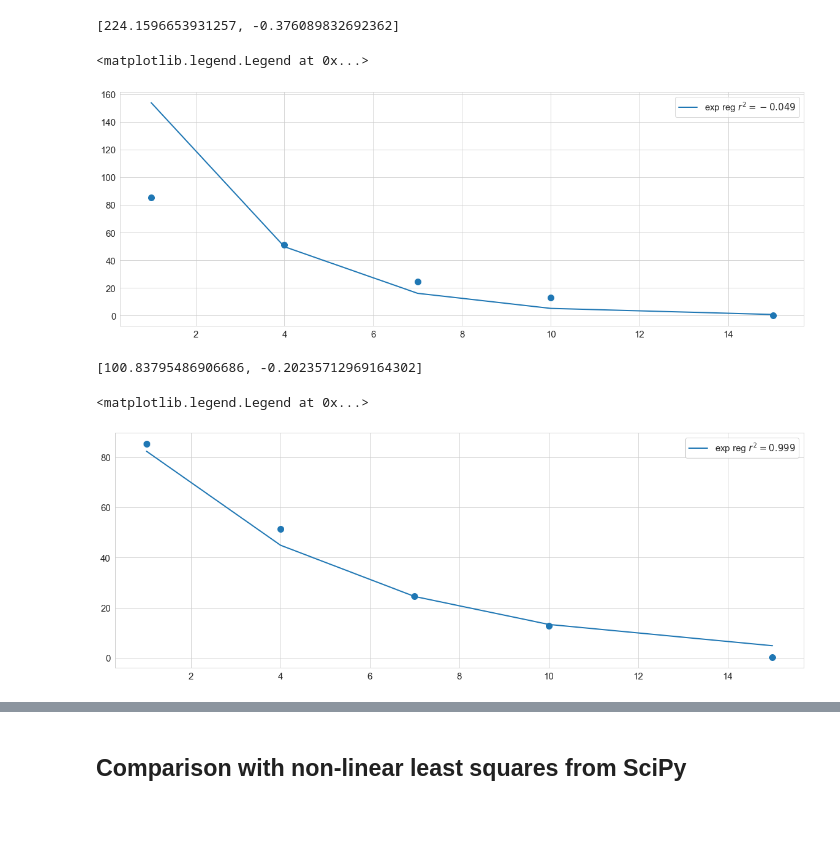
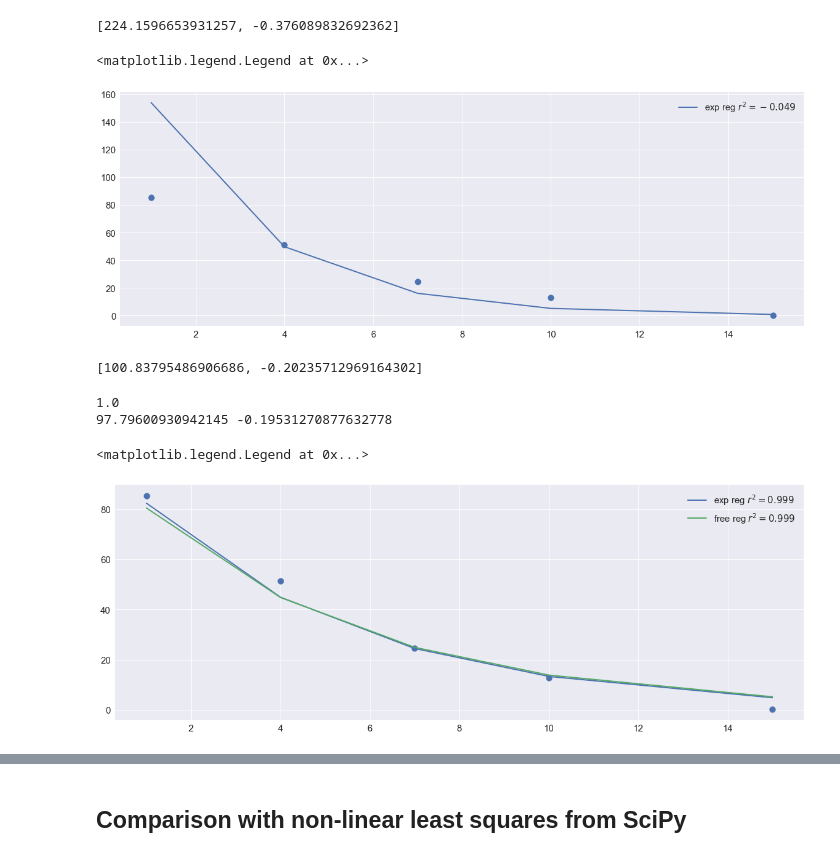
Before and after one commit to zolabar/trendPy, a Jupyter notebook: example.ipynb, the cells around one changed output, grey strips where cells are left out. Saved outputs shown, nothing was run; the diff lists cells and outputs as text; code cells hidden in the pictures; blank space fills up the shorter version.

Commit message:
freeReg

```diff
--- a/example.ipynb
+++ b/example.ipynb
@@ -4,10 +4,13 @@ import matplotlib as mpl
 import TrendPy.methods as tm
 import TrendPy.models as tpm
 import numpy as np
-import seaborn as sns
-from sklearn.metrics import r2_score
+#import seaborn as sns
+#from sklearn.metrics import r2_score
 import pandas as pd
 from scipy.optimize import least_squares
+
+plt.style.use('seaborn')
+#sns.set_style('whitegrid')
 
 mpl.rcParams["figure.figsize"] = (20,7)
 mpl.rcParams['lines.linewidth'] = 2
@@ -15,8 +18,6 @@ mpl.rcParams['lines.markersize'] = 10
 mpl.rcParams['legend.fontsize'] = 15
 mpl.rcParams['xtick.labelsize'] = 15
 mpl.rcParams['ytick.labelsize'] = 15
-
-sns.set_style('whitegrid')
 # %% [markdown]
 # TrendPy: Examples
 
@@ -190,7 +190,7 @@ plt.plot(expData.index.values, expReg.pred(expData.index.values), label=f'exp re
 plt.legend()
 # %% [output]
 <matplotlib.legend.Legend at 0x...>
-[figure, old version]
+[figure, new version]
 # %%
 x = np.array([1, 4, 7, 10, 15])
 y = np.array([80.2, 45.5, 24.5, 13.9, 4.7])
@@ -199,10 +199,23 @@ expReg = tpm.Trend(x, y, ansatz='expReg')
 expReg.coef
 # %% [output]
 [100.83795486906686, -0.20235712969164302]
+# %%
+
+# with freeReg
+
+freeExp = tpm.Trend(x, y, ansatz='freeReg', freeRegAnsatz='a*exp((b+c)*x)')
+
+print(freeExp.r2)
+
+print(freeExp.coef[0], freeExp.coef[1]+freeExp.coef[2])
+# %% [output]
+1.0
+97.79600930942145 -0.19531270877632778
 # %%
 plt.scatter(expData.index.values, expData['1'].values)
 plt.plot(expData.index.values, expReg.pred(expData.index.values), label=f'exp reg $r^2={expReg.r2}$')
+plt.plot(expData.index.values, freeExp.pred(expData.index.values), label=f'free reg $r^2={expReg.r2}$')
 plt.legend()
 # %% [output]
 <matplotlib.legend.Legend at 0x...>
-[figure, old version]
+[figure, new version]
```
Also changed, not shown: parts of 21 cells of this notebook.
